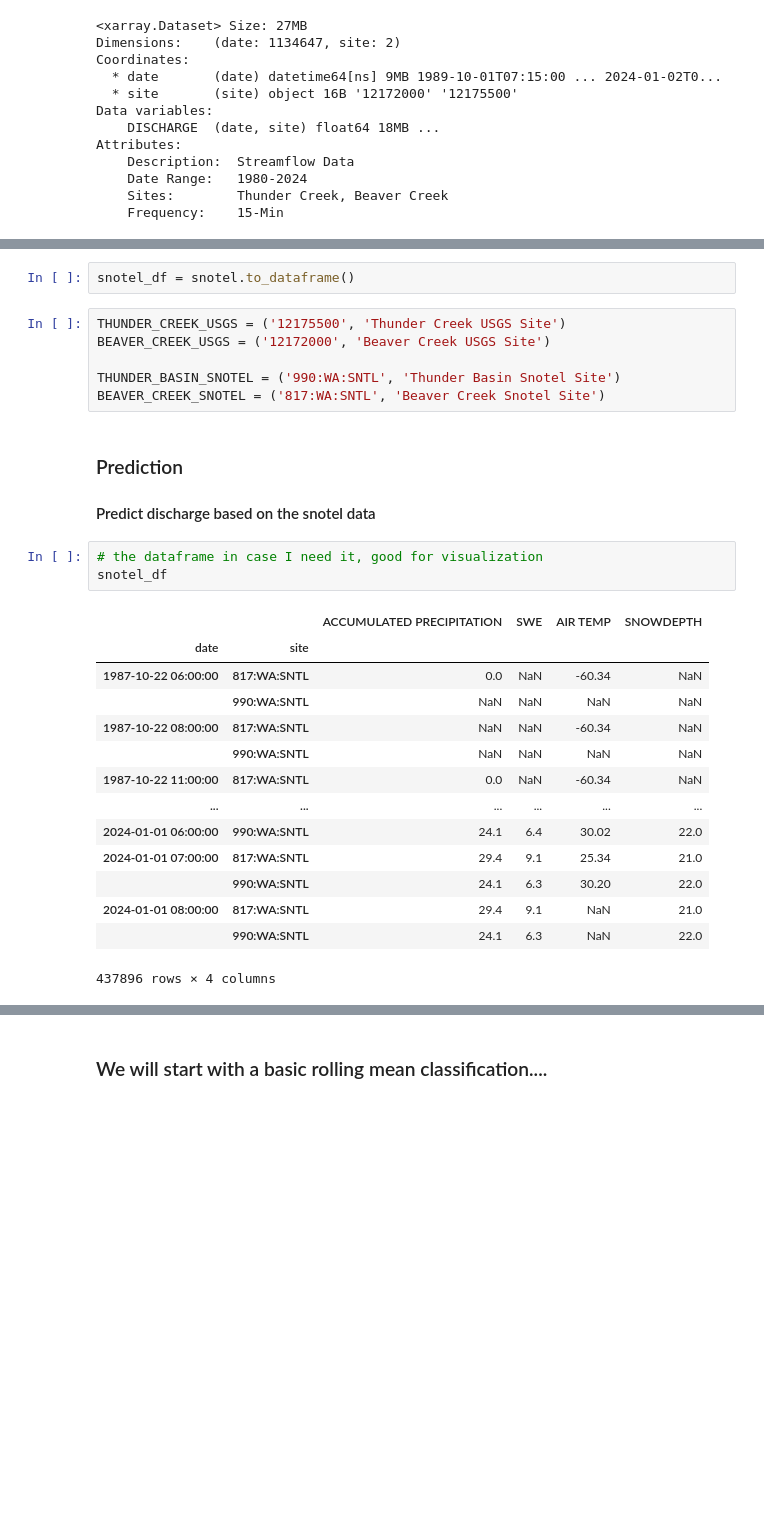
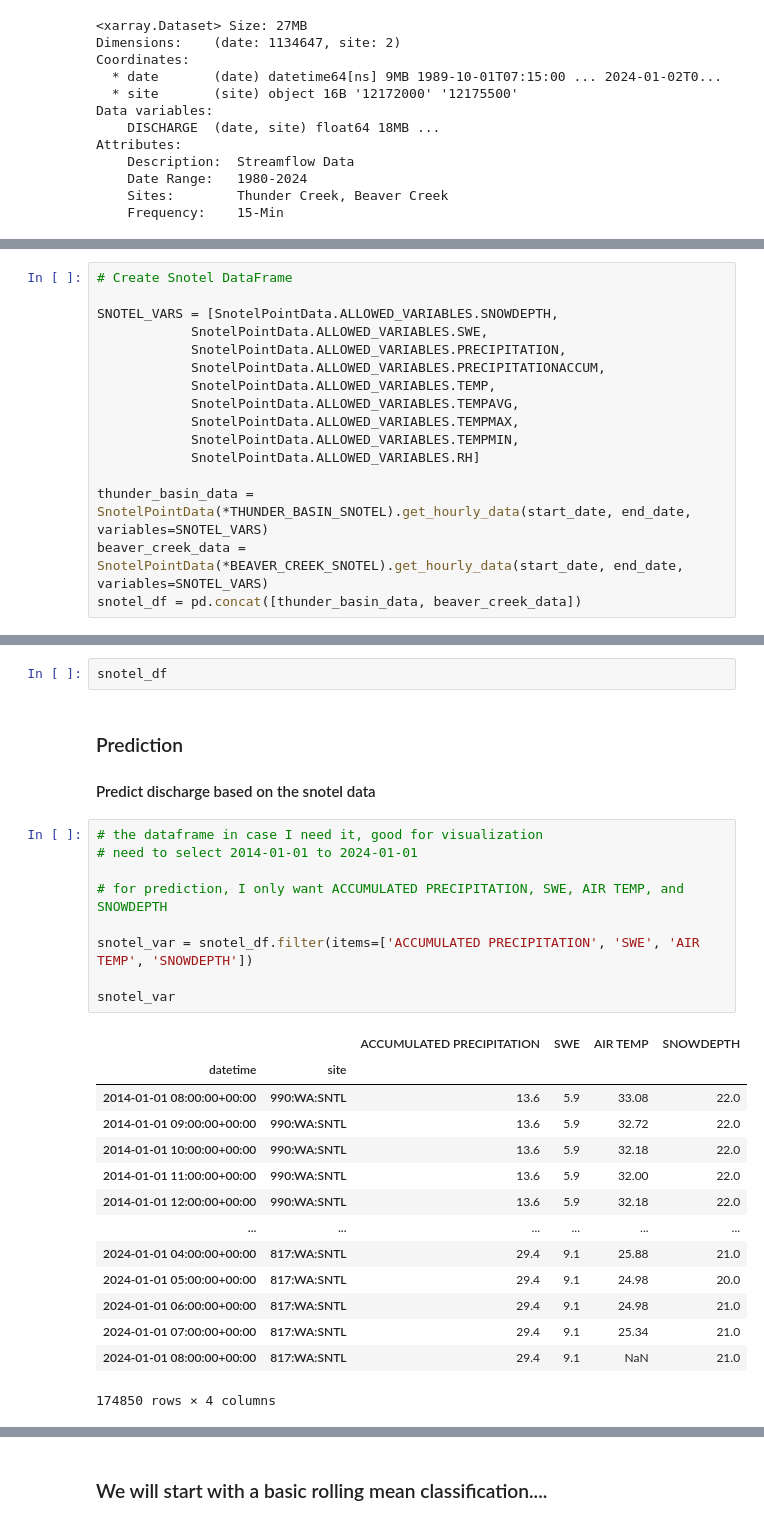
Before and after one commit to UW-GDA/FlakesAndFlows, a Jupyter notebook: notebooks/analysis/EDA.ipynb, the cells around one changed output, grey strips where cells are left out. Cells and saved outputs as stored; diff of their text form; blank space fills up the shorter version.

```diff
--- a/notebooks/analysis/EDA.ipynb
+++ b/notebooks/analysis/EDA.ipynb
@@ -72,0 +113,16 @@ usgs_df.head()
+# %%
+# Create Snotel DataFrame
+
+SNOTEL_VARS = [SnotelPointData.ALLOWED_VARIABLES.SNOWDEPTH,
+            SnotelPointData.ALLOWED_VARIABLES.SWE,
+            SnotelPointData.ALLOWED_VARIABLES.PRECIPITATION,
+            SnotelPointData.ALLOWED_VARIABLES.PRECIPITATIONACCUM,
+            SnotelPointData.ALLOWED_VARIABLES.TEMP,
+            SnotelPointData.ALLOWED_VARIABLES.TEMPAVG,
+            SnotelPointData.ALLOWED_VARIABLES.TEMPMAX,
+            SnotelPointData.ALLOWED_VARIABLES.TEMPMIN,
+            SnotelPointData.ALLOWED_VARIABLES.RH]
+
+thunder_basin_data = SnotelPointData(*THUNDER_BASIN_SNOTEL).get_hourly_data(start_date, end_date, variables=SNOTEL_VARS)
+beaver_creek_data = SnotelPointData(*BEAVER_CREEK_SNOTEL).get_hourly_data(start_date, end_date, variables=SNOTEL_VARS)
+snotel_df = pd.concat([thunder_basin_data, beaver_creek_data])
@@ -73,32 +140,32 @@ usgs_df.head()
 # %%
-snotel_df = snotel.to_dataframe()
+snotel_df
-# %%
-THUNDER_CREEK_USGS = ('12175500', 'Thunder Creek USGS Site')
-BEAVER_CREEK_USGS = ('12172000', 'Beaver Creek USGS Site')
-
-THUNDER_BASIN_SNOTEL = ('990:WA:SNTL', 'Thunder Basin Snotel Site')
-BEAVER_CREEK_SNOTEL = ('817:WA:SNTL', 'Beaver Creek Snotel Site')
 # %% [markdown]
 ### Prediction
 
 #### Predict discharge based on the snotel data
 # %%
 # the dataframe in case I need it, good for visualization
-snotel_df
+# need to select 2014-01-01 to 2024-01-01
+
+# for prediction, I only want ACCUMULATED PRECIPITATION, SWE, AIR TEMP, and SNOWDEPTH
+
+snotel_var = snotel_df.filter(items=['ACCUMULATED PRECIPITATION', 'SWE', 'AIR TEMP', 'SNOWDEPTH'])
+
+snotel_var
 # %% [output]
 |  |  | ACCUMULATED PRECIPITATION | SWE | AIR TEMP | SNOWDEPTH |
-| date | site |  |  |  |  |
-| 1987-10-22 06:00:00 | 817:WA:SNTL | 0.0 | NaN | -60.34 | NaN |
-|  | 990:WA:SNTL | NaN | NaN | NaN | NaN |
-| 1987-10-22 08:00:00 | 817:WA:SNTL | NaN | NaN | -60.34 | NaN |
-|  | 990:WA:SNTL | NaN | NaN | NaN | NaN |
-| 1987-10-22 11:00:00 | 817:WA:SNTL | 0.0 | NaN | -60.34 | NaN |
+| datetime | site |  |  |  |  |
+| 2014-01-01 08:00:00+00:00 | 990:WA:SNTL | 13.6 | 5.9 | 33.08 | 22.0 |
+| 2014-01-01 09:00:00+00:00 | 990:WA:SNTL | 13.6 | 5.9 | 32.72 | 22.0 |
+| 2014-01-01 10:00:00+00:00 | 990:WA:SNTL | 13.6 | 5.9 | 32.18 | 22.0 |
+| 2014-01-01 11:00:00+00:00 | 990:WA:SNTL | 13.6 | 5.9 | 32.00 | 22.0 |
+| 2014-01-01 12:00:00+00:00 | 990:WA:SNTL | 13.6 | 5.9 | 32.18 | 22.0 |
 | ... | ... | ... | ... | ... | ... |
-| 2024-01-01 06:00:00 | 990:WA:SNTL | 24.1 | 6.4 | 30.02 | 22.0 |
-| 2024-01-01 07:00:00 | 817:WA:SNTL | 29.4 | 9.1 | 25.34 | 21.0 |
-|  | 990:WA:SNTL | 24.1 | 6.3 | 30.20 | 22.0 |
-| 2024-01-01 08:00:00 | 817:WA:SNTL | 29.4 | 9.1 | NaN | 21.0 |
-|  | 990:WA:SNTL | 24.1 | 6.3 | NaN | 22.0 |
+| 2024-01-01 04:00:00+00:00 | 817:WA:SNTL | 29.4 | 9.1 | 25.88 | 21.0 |
+| 2024-01-01 05:00:00+00:00 | 817:WA:SNTL | 29.4 | 9.1 | 24.98 | 20.0 |
+| 2024-01-01 06:00:00+00:00 | 817:WA:SNTL | 29.4 | 9.1 | 24.98 | 21.0 |
+| 2024-01-01 07:00:00+00:00 | 817:WA:SNTL | 29.4 | 9.1 | 25.34 | 21.0 |
+| 2024-01-01 08:00:00+00:00 | 817:WA:SNTL | 29.4 | 9.1 | NaN | 21.0 |
-437896 rows × 4 columns
+174850 rows × 4 columns
 # %%
 # do some cleaning, we've got some null values
```
Also changed, not shown: parts of 17 cells of this notebook.
